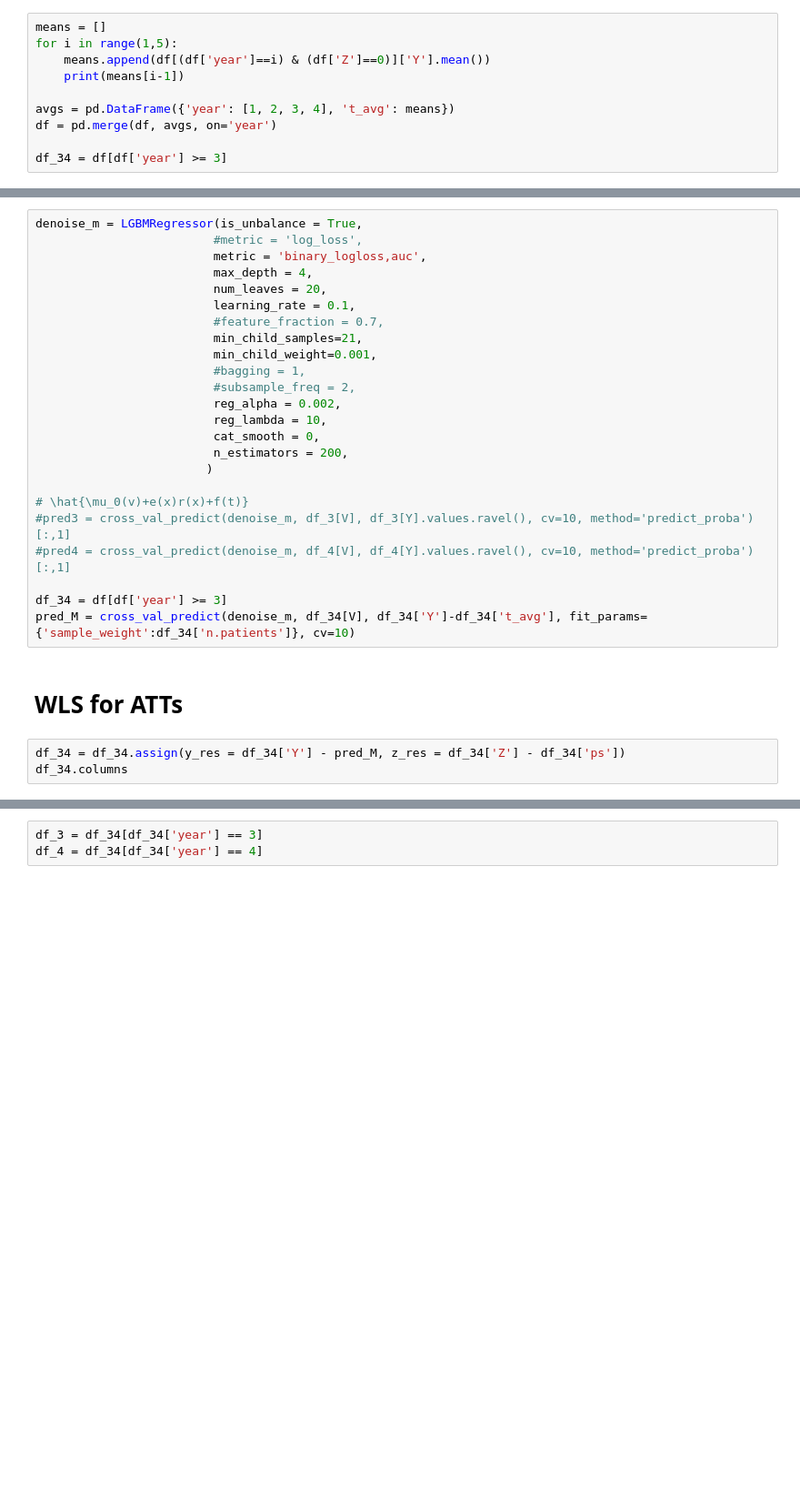
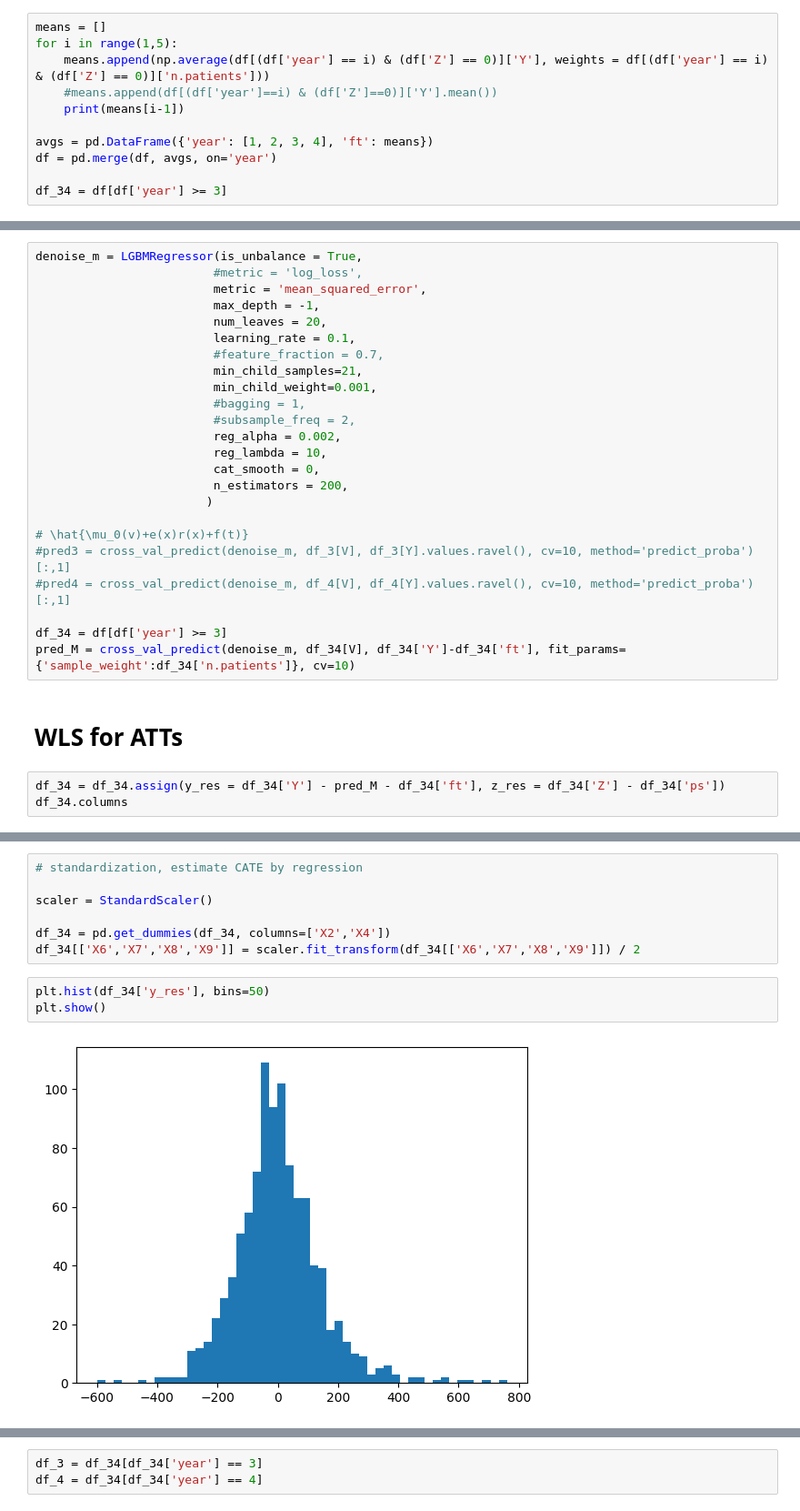
Before and after one commit to wjmoss/ACIC22, a Jupyter notebook: final.ipynb, the cells around one changed output, grey strips where cells are left out. Shown at 91% size. Cells and saved outputs as stored; diff of their text form; blank space fills up the shorter version.

```diff
--- a/final.ipynb
+++ b/final.ipynb
@@ -97,10 +99,11 @@ Y = ['Y']
 # %%
 means = []
 for i in range(1,5):
-    means.append(df[(df['year']==i) & (df['Z']==0)]['Y'].mean())
+    means.append(np.average(df[(df['year'] == i) & (df['Z'] == 0)]['Y'], weights = df[(df['year'] == i) & (df['Z'] == 0)]['n.patients']))
+    #means.append(df[(df['year']==i) & (df['Z']==0)]['Y'].mean())
     print(means[i-1])
 
-avgs = pd.DataFrame({'year': [1, 2, 3, 4], 't_avg': means})
+avgs = pd.DataFrame({'year': [1, 2, 3, 4], 'ft': means})
 df = pd.merge(df, avgs, on='year')
 
 df_34 = df[df['year'] >= 3]
@@ -125,8 +129,8 @@ Index(['id.practice', 'X1', 'X2', 'X3', 'X4', 'X5', 'X6', 'X7', 'X8', 'X9',
 # %%
 denoise_m = LGBMRegressor(is_unbalance = True,
                          #metric = 'log_loss',
-                         metric = 'binary_logloss,auc',
-                         max_depth = 4,
+                         metric = 'mean_squared_error',
+                         max_depth = -1,
                          num_leaves = 20,
                          learning_rate = 0.1,
                          #feature_fraction = 0.7,
@@ -145,11 +149,11 @@ denoise_m = LGBMRegressor(is_unbalance = True,
 #pred4 = cross_val_predict(denoise_m, df_4[V], df_4[Y].values.ravel(), cv=10, method='predict_proba')[:,1]
 
 df_34 = df[df['year'] >= 3]
-pred_M = cross_val_predict(denoise_m, df_34[V], df_34['Y']-df_34['t_avg'], fit_params={'sample_weight':df_34['n.patients']}, cv=10)
+pred_M = cross_val_predict(denoise_m, df_34[V], df_34['Y']-df_34['ft'], fit_params={'sample_weight':df_34['n.patients']}, cv=10)
 # %% [markdown]
 # WLS for ATTs
 # %%
-df_34 = df_34.assign(y_res = df_34['Y'] - pred_M, z_res = df_34['Z'] - df_34['ps'])
+df_34 = df_34.assign(y_res = df_34['Y'] - pred_M - df_34['ft'], z_res = df_34['Z'] - df_34['ps'])
 df_34.columns
 # %% [output]
 Index(['id.practice', 'X1', 'X2', 'X3', 'X4', 'X5', 'X6', 'X7', 'X8', 'X9',
@@ -159 +163,13 @@ Index(['id.practice', 'X1', 'X2', 'X3', 'X4', 'X5', 'X6', 'X7', 'X8', 'X9',
       dtype='object')
+# %%
+# standardization, estimate CATE by regression
+
+scaler = StandardScaler()
+
+df_34 = pd.get_dummies(df_34, columns=['X2','X4'])
+df_34[['X6','X7','X8','X9']] = scaler.fit_transform(df_34[['X6','X7','X8','X9']]) / 2
+# %%
+plt.hist(df_34['y_res'], bins=50)
+plt.show()
+# %% [output]
+[figure, added]
```
Also changed, not shown: parts of 47 cells of this notebook, 1 other file.
